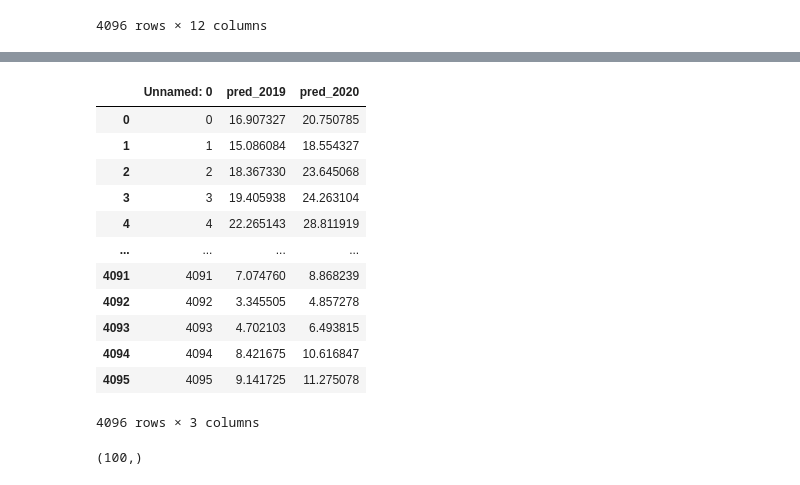
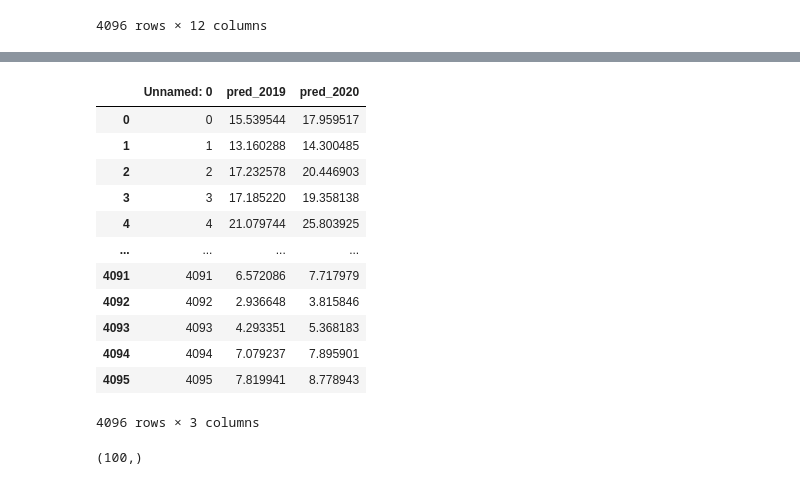
Before and after one commit to AryaGaikwad/Shell_Datathon_2022, a Jupyter notebook: notebooks/cost_optimization.ipynb, the cells around one changed output, grey strips where cells are left out. Saved outputs shown, nothing was run; the diff lists cells and outputs as text; code cells hidden in the pictures.

```diff
--- a/notebooks/cost_optimization.ipynb
+++ b/notebooks/cost_optimization.ipynb
@@ -39,19 +61,19 @@ sdf
 # %%
-tdf=pd.read_csv('/content/arima_pred (1).csv')
+tdf=pd.read_csv('D:/shell hackathon 2022 github/Shell_Datathon_2022/predictions/arima_pred_latest.csv')
 tdf
 # %% [output]
 |  | Unnamed: 0 | pred_2019 | pred_2020 |
-| 0 | 0 | 16.907327 | 20.750785 |
-| 1 | 1 | 15.086084 | 18.554327 |
-| 2 | 2 | 18.367330 | 23.645068 |
-| 3 | 3 | 19.405938 | 24.263104 |
-| 4 | 4 | 22.265143 | 28.811919 |
+| 0 | 0 | 15.539544 | 17.959517 |
+| 1 | 1 | 13.160288 | 14.300485 |
+| 2 | 2 | 17.232578 | 20.446903 |
+| 3 | 3 | 17.185220 | 19.358138 |
+| 4 | 4 | 21.079744 | 25.803925 |
 | ... | ... | ... | ... |
-| 4091 | 4091 | 7.074760 | 8.868239 |
-| 4092 | 4092 | 3.345505 | 4.857278 |
-| 4093 | 4093 | 4.702103 | 6.493815 |
-| 4094 | 4094 | 8.421675 | 10.616847 |
-| 4095 | 4095 | 9.141725 | 11.275078 |
+| 4091 | 4091 | 6.572086 | 7.717979 |
+| 4092 | 4092 | 2.936648 | 3.815846 |
+| 4093 | 4093 | 4.293351 | 5.368183 |
+| 4094 | 4094 | 7.079237 | 7.895901 |
+| 4095 | 4095 | 7.819941 | 8.778943 |
 4096 rows × 3 columns
 # %%
 sdf['smax'].shape
```
Also changed, not shown: parts of 26 cells of this notebook, 1 other file.
